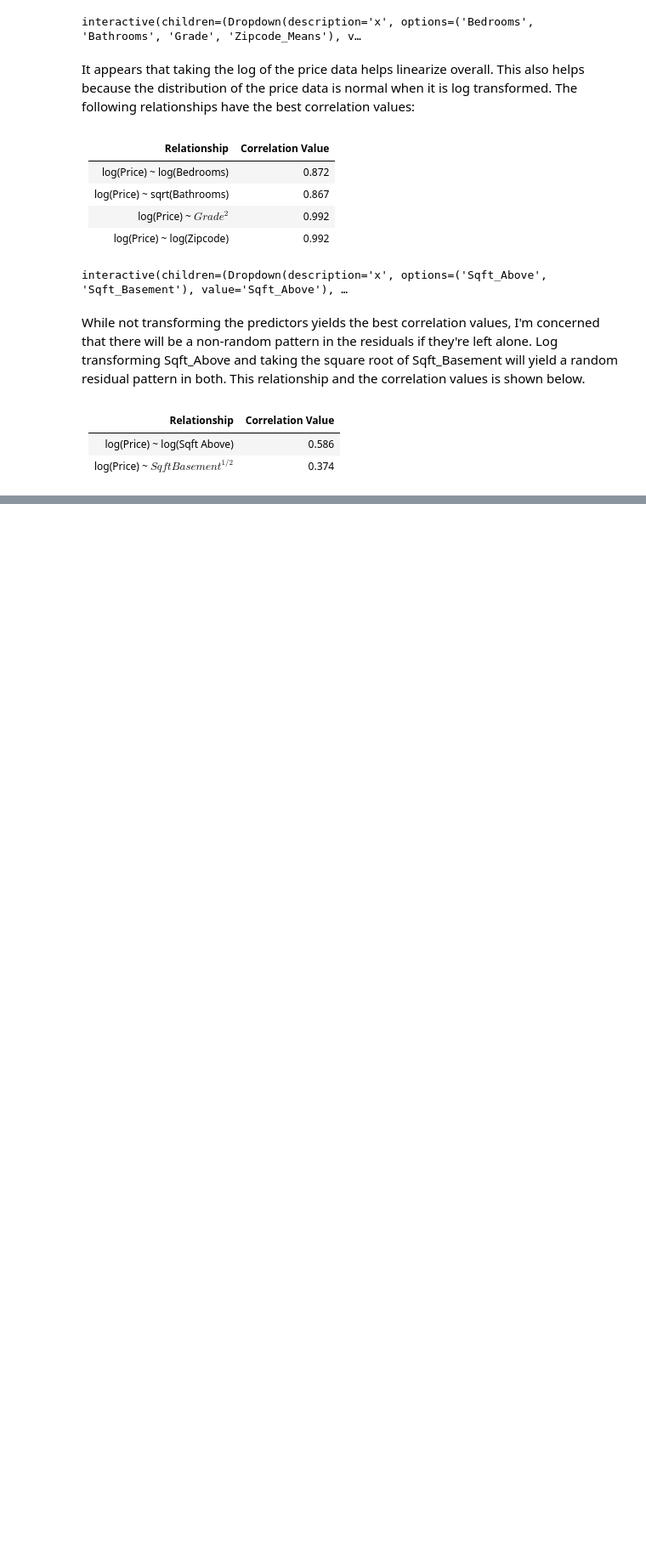
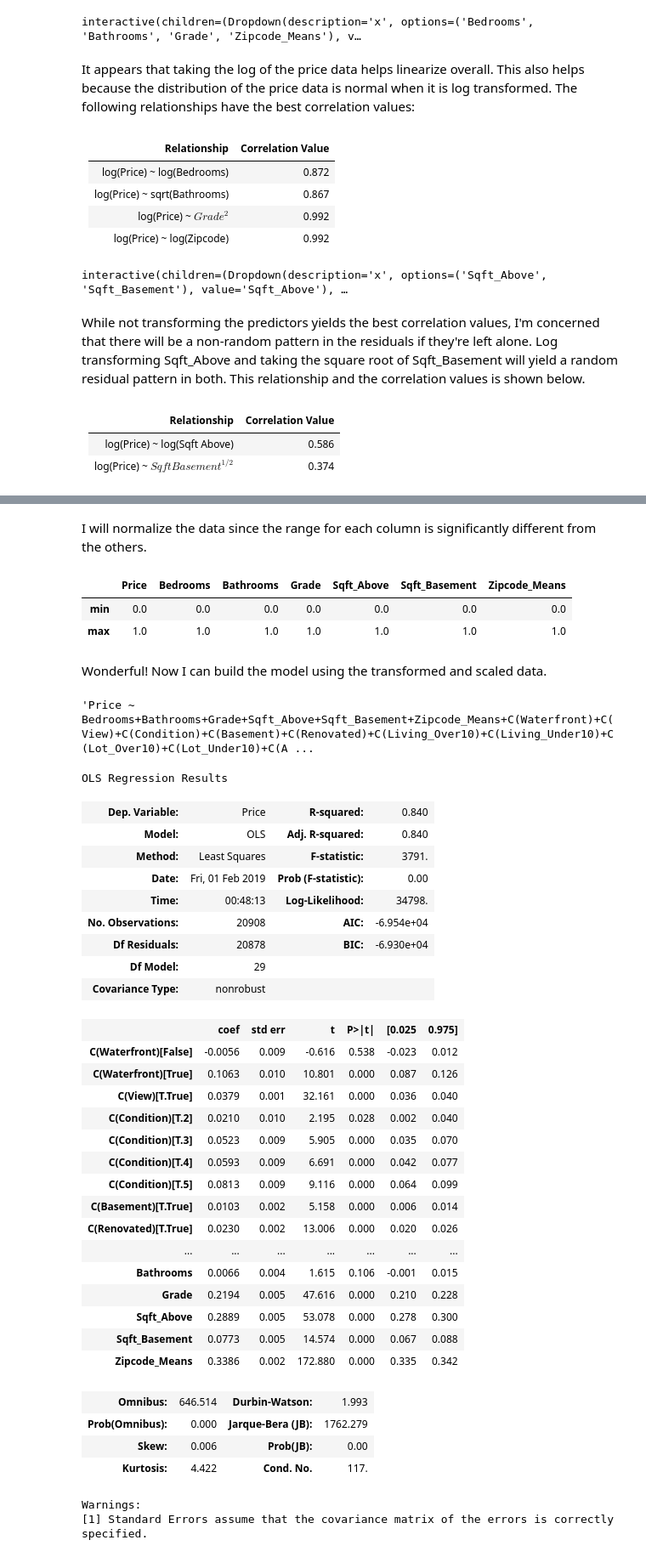
Before and after one commit to pjofrelora/dsc-1-final-project-online-ds-sp-000, a Jupyter notebook: student.ipynb, the cells around one changed output, grey strips where cells are left out. Shown at 85% size. Drawn from its saved outputs; the diff is of its cells as text; code cells hidden in the pictures; blank space fills up the shorter version.

Commit message:
Starting Modeling

```diff
--- a/student.ipynb
+++ b/student.ipynb
@@ -647,0 +680,62 @@ While not transforming the predictors yields the best correlation values, I'm co
+# %% [markdown]
+I will normalize the data since the range for each column is significantly different from the others.
+# %%
+kc_transformed_scaled = kc_transformed
+to_scale = kc_transformed_scaled.select_dtypes(include = [np.number]).columns
+for column in list(to_scale):
+    data = kc_transformed_scaled[column]
+    kc_transformed_scaled[column] = (data - data.min())/(data.max()-data.min())
+kc_transformed_scaled.agg(['min', 'max'])
+# %% [output]
+|  | Price | Bedrooms | Bathrooms | Grade | Sqft_Above | Sqft_Basement | Zipcode_Means |
+| min | 0.0 | 0.0 | 0.0 | 0.0 | 0.0 | 0.0 | 0.0 |
+| max | 1.0 | 1.0 | 1.0 | 1.0 | 1.0 | 1.0 | 1.0 |
+# %% [markdown]
+Wonderful! Now I can build the model using the transformed and scaled data.
+# %%
+predictors = kc_transformed_scaled.drop(labels = 'Price', axis = 1)
+predictors_numeric = predictors.select_dtypes(include = [np.number])
+predictors_categorical = predictors.select_dtypes('category')
+predictors_categorical = ['C(' + predictor + ')' for predictor in predictors_categorical]
+predictors_categorical.pop() #Removes last month, which is required since the dummy variables cover all data
+formula = 'Price ~ ' + '+'.join(predictors_numeric) + '+' + '+'.join(predictors_categorical) + ' -1'
+formula
+# %% [output]
+'Price ~ Bedrooms+Bathrooms+Grade+Sqft_Above+Sqft_Basement+Zipcode_Means+C(Waterfront)+C(View)+C(Condition)+C(Basement)+C(Renovated)+C(Living_Over10)+C(Living_Under10)+C(Lot_Over10)+C(Lot_Under10)+C(A ...
+# %%
+mod = smf.ols(formula=formula, data=kc_transformed_scaled)
+res = mod.fit()
+res.summary()
+# %% [output]
+OLS Regression Results
+| Dep. Variable: | Price | R-squared: | 0.840 |
+| Model: | OLS | Adj. R-squared: | 0.840 |
+| Method: | Least Squares | F-statistic: | 3791. |
+| Date: | Fri, 01 Feb 2019 | Prob (F-statistic): | 0.00 |
+| Time: | 00:48:13 | Log-Likelihood: | 34798. |
+| No. Observations: | 20908 | AIC: | -6.954e+04 |
+| Df Residuals: | 20878 | BIC: | -6.930e+04 |
+| Df Model: | 29 |  |  |
+| Covariance Type: | nonrobust |  |  |
+|  | coef | std err | t | P>|t| | [0.025 | 0.975] |
+| C(Waterfront)[False] | -0.0056 | 0.009 | -0.616 | 0.538 | -0.023 | 0.012 |
+| C(Waterfront)[True] | 0.1063 | 0.010 | 10.801 | 0.000 | 0.087 | 0.126 |
+| C(View)[T.True] | 0.0379 | 0.001 | 32.161 | 0.000 | 0.036 | 0.040 |
+| C(Condition)[T.2] | 0.0210 | 0.010 | 2.195 | 0.028 | 0.002 | 0.040 |
+| C(Condition)[T.3] | 0.0523 | 0.009 | 5.905 | 0.000 | 0.035 | 0.070 |
+| C(Condition)[T.4] | 0.0593 | 0.009 | 6.691 | 0.000 | 0.042 | 0.077 |
+| C(Condition)[T.5] | 0.0813 | 0.009 | 9.116 | 0.000 | 0.064 | 0.099 |
+| C(Basement)[T.True] | 0.0103 | 0.002 | 5.158 | 0.000 | 0.006 | 0.014 |
+| C(Renovated)[T.True] | 0.0230 | 0.002 | 13.006 | 0.000 | 0.020 | 0.026 |
+| ... | ... | ... | ... | ... | ... | ... |
+| Bathrooms | 0.0066 | 0.004 | 1.615 | 0.106 | -0.001 | 0.015 |
+| Grade | 0.2194 | 0.005 | 47.616 | 0.000 | 0.210 | 0.228 |
+| Sqft_Above | 0.2889 | 0.005 | 53.078 | 0.000 | 0.278 | 0.300 |
+| Sqft_Basement | 0.0773 | 0.005 | 14.574 | 0.000 | 0.067 | 0.088 |
+| Zipcode_Means | 0.3386 | 0.002 | 172.880 | 0.000 | 0.335 | 0.342 |
+| Omnibus: | 646.514 | Durbin-Watson: | 1.993 |
+| Prob(Omnibus): | 0.000 | Jarque-Bera (JB): | 1762.279 |
+| Skew: | 0.006 | Prob(JB): | 0.00 |
+| Kurtosis: | 4.422 | Cond. No. | 117. |
+Warnings:
+[1] Standard Errors assume that the covariance matrix of the errors is correctly specified.
```
Also changed, not shown: parts of 10 cells of this notebook.
